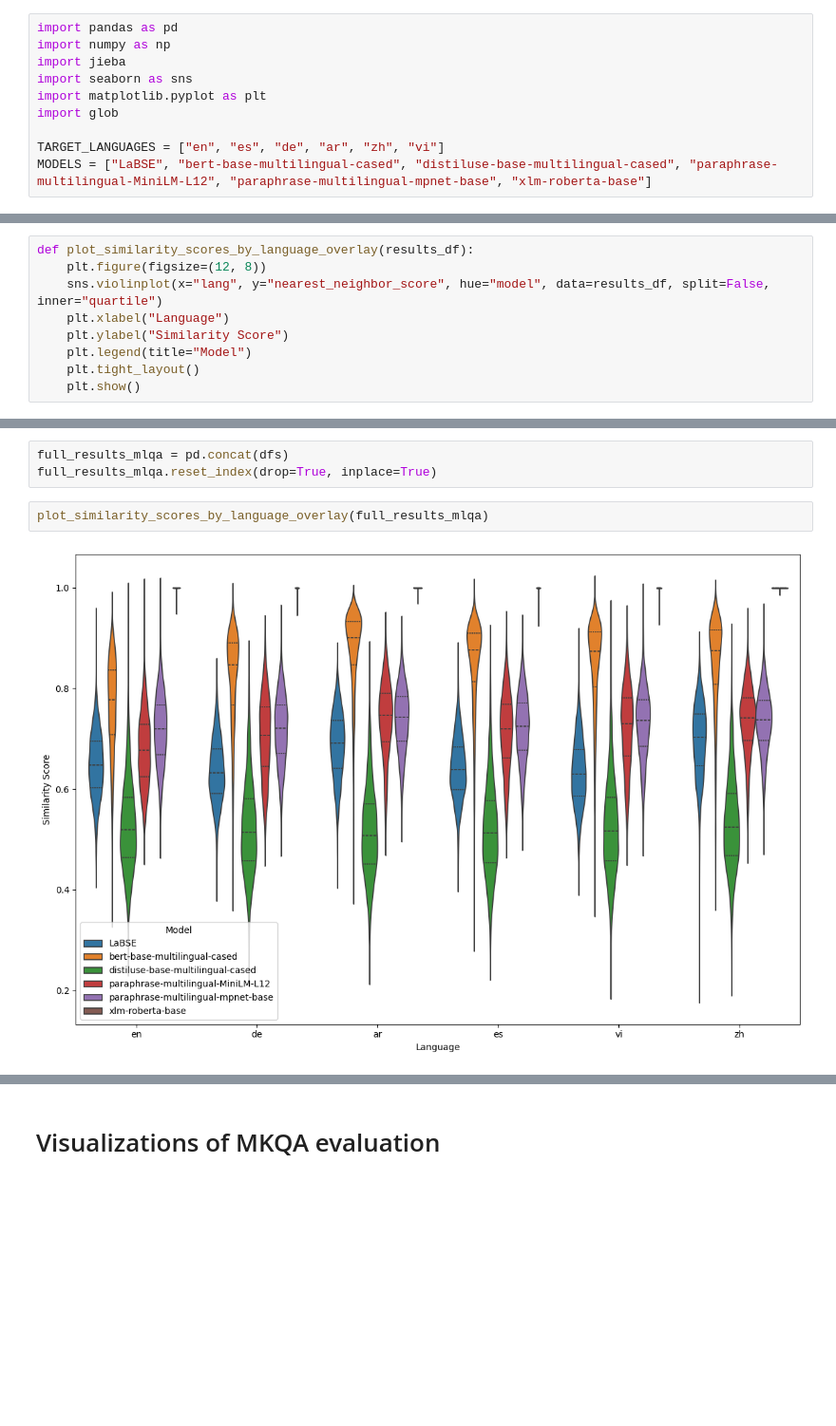
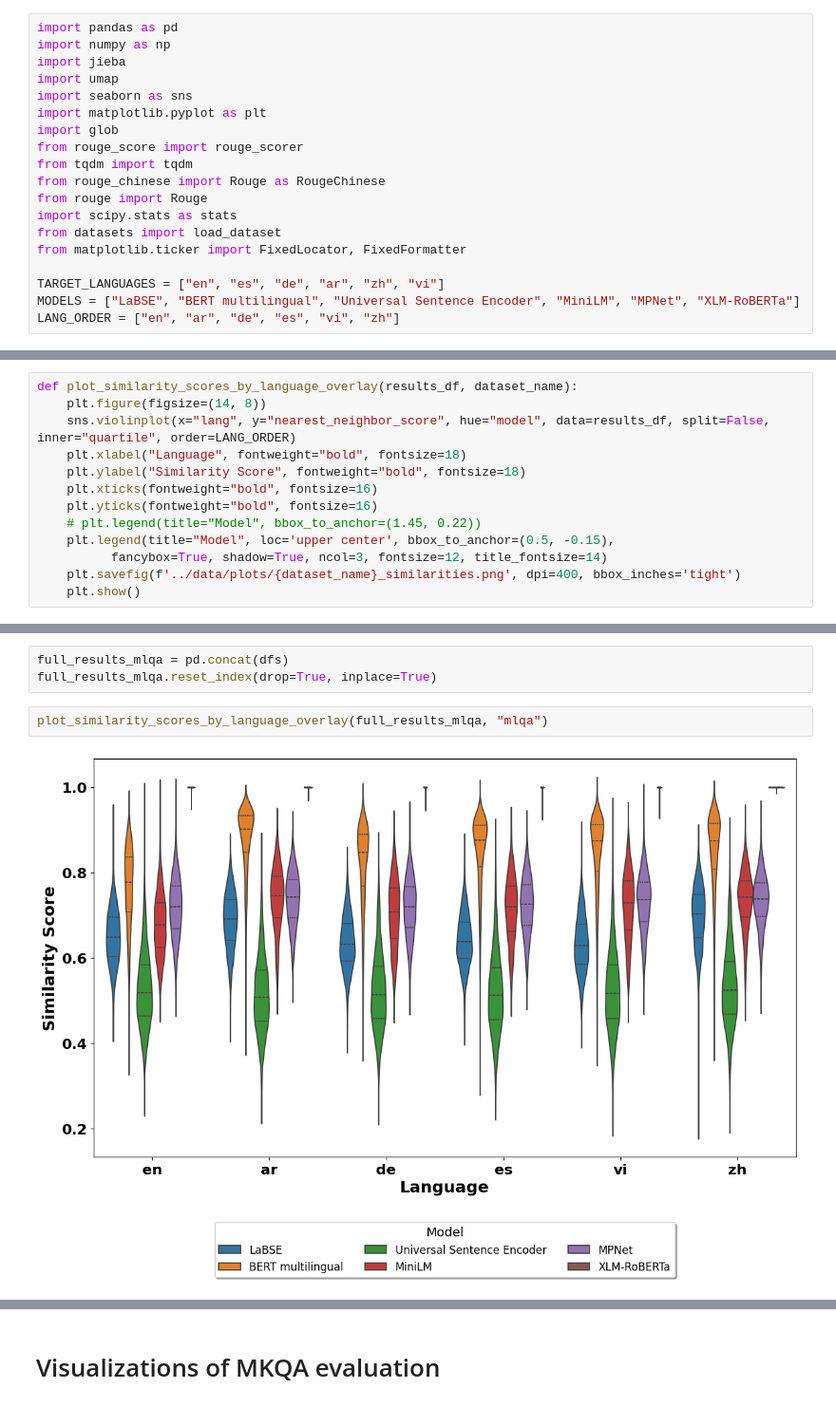
Before and after one commit to dkoterwa/master_thesis, a Jupyter notebook: notebooks/results_analysis.ipynb, the cells around one changed output, grey strips where cells are left out. Shown at 95% size. Saved outputs shown, nothing was run; the diff lists cells and outputs as text; blank space fills up the shorter version.

Commit message:
add final notebook with results analysis

```diff
--- a/notebooks/results_analysis.ipynb
+++ b/notebooks/results_analysis.ipynb
@@ -4,9 +4,18 @@
 import pandas as pd
 import numpy as np
 import jieba
+import umap
 import seaborn as sns
 import matplotlib.pyplot as plt
 import glob
+from rouge_score import rouge_scorer
+from tqdm import tqdm
+from rouge_chinese import Rouge as RougeChinese
+from rouge import Rouge
+import scipy.stats as stats
+from datasets import load_dataset
+from matplotlib.ticker import FixedLocator, FixedFormatter
 
 TARGET_LANGUAGES = ["en", "es", "de", "ar", "zh", "vi"]
-MODELS = ["LaBSE", "bert-base-multilingual-cased", "distiluse-base-multilingual-cased", "paraphrase-multilingual-MiniLM-L12", "paraphrase-multilingual-mpnet-base", "xlm-roberta-base"]
+MODELS = ["LaBSE", "BERT multilingual", "Universal Sentence Encoder", "MiniLM", "MPNet", "XLM-RoBERTa"]
+LANG_ORDER = ["en", "ar", "de", "es", "vi", "zh"]
@@ -55,12 +72,16 @@ def plot_correlation_nearest_neighbor_length_score(results):
     plt.show()
 # %%
-def plot_similarity_scores_by_language_overlay(results_df):
-    plt.figure(figsize=(12, 8))
-    sns.violinplot(x="lang", y="nearest_neighbor_score", hue="model", data=results_df, split=False, inner="quartile")
-    plt.xlabel("Language")
-    plt.ylabel("Similarity Score")
-    plt.legend(title="Model")
-    plt.tight_layout()
+def plot_similarity_scores_by_language_overlay(results_df, dataset_name):
+    plt.figure(figsize=(14, 8))
+    sns.violinplot(x="lang", y="nearest_neighbor_score", hue="model", data=results_df, split=False, inner="quartile", order=LANG_ORDER)
+    plt.xlabel("Language", fontweight="bold", fontsize=18)
+    plt.ylabel("Similarity Score", fontweight="bold", fontsize=18)
+    plt.xticks(fontweight="bold", fontsize=16)
+    plt.yticks(fontweight="bold", fontsize=16)
+    # plt.legend(title="Model", bbox_to_anchor=(1.45, 0.22))
+    plt.legend(title="Model", loc='upper center', bbox_to_anchor=(0.5, -0.15),
+          fancybox=True, shadow=True, ncol=3, fontsize=12, title_fontsize=14)
+    plt.savefig(f'../data/plots/{dataset_name}_similarities.png', dpi=400, bbox_inches='tight')
     plt.show()
 # %%
 def calculate_fpr_across_models(results_df, target_languages, target_models):
@@ -197,8 +341,8 @@ for dataset, model in zip(datasets, MODELS):
 full_results_mlqa = pd.concat(dfs)
 full_results_mlqa.reset_index(drop=True, inplace=True)
 # %%
-plot_similarity_scores_by_language_overlay(full_results_mlqa)
+plot_similarity_scores_by_language_overlay(full_results_mlqa, "mlqa")
 # %% [output]
-[figure, old version]
+[figure, new version]
 # %%
 fpr_df_models = calculate_fpr_across_models(full_results_mlqa, TARGET_LANGUAGES, MODELS)
```
Also changed, not shown: parts of 44 cells of this notebook.
